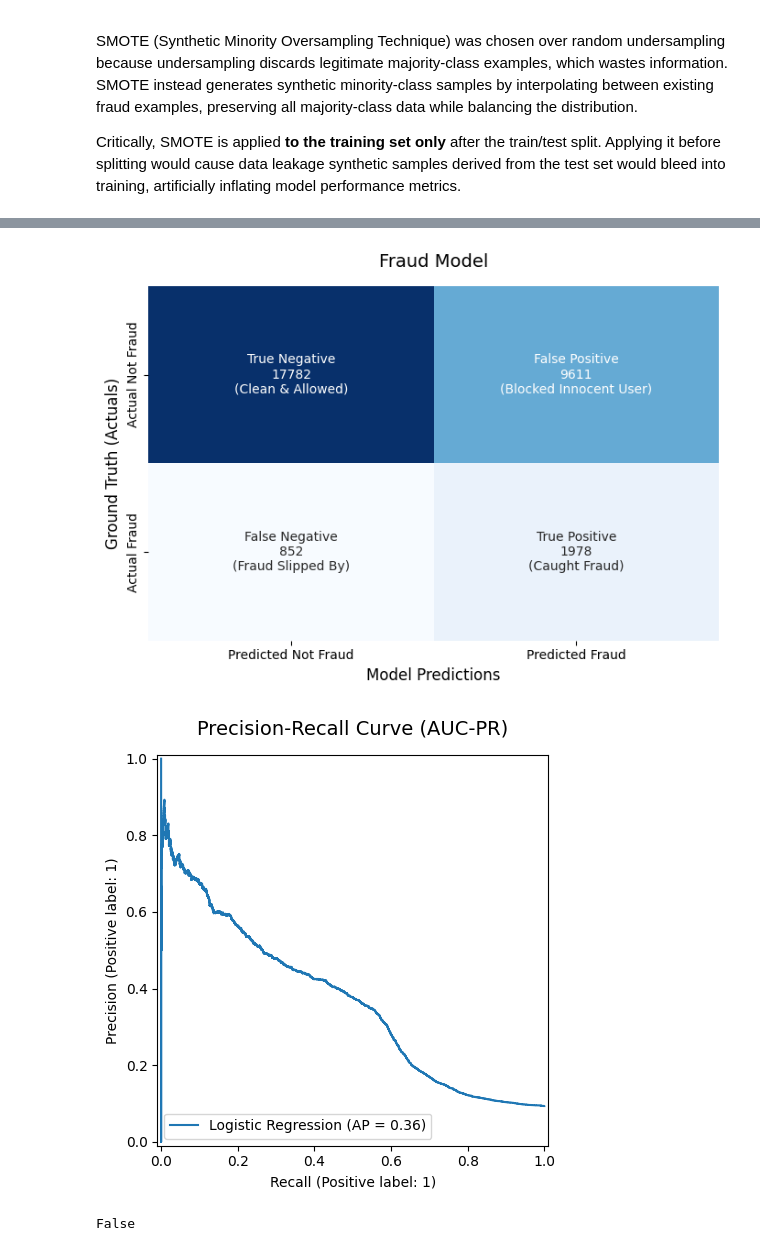
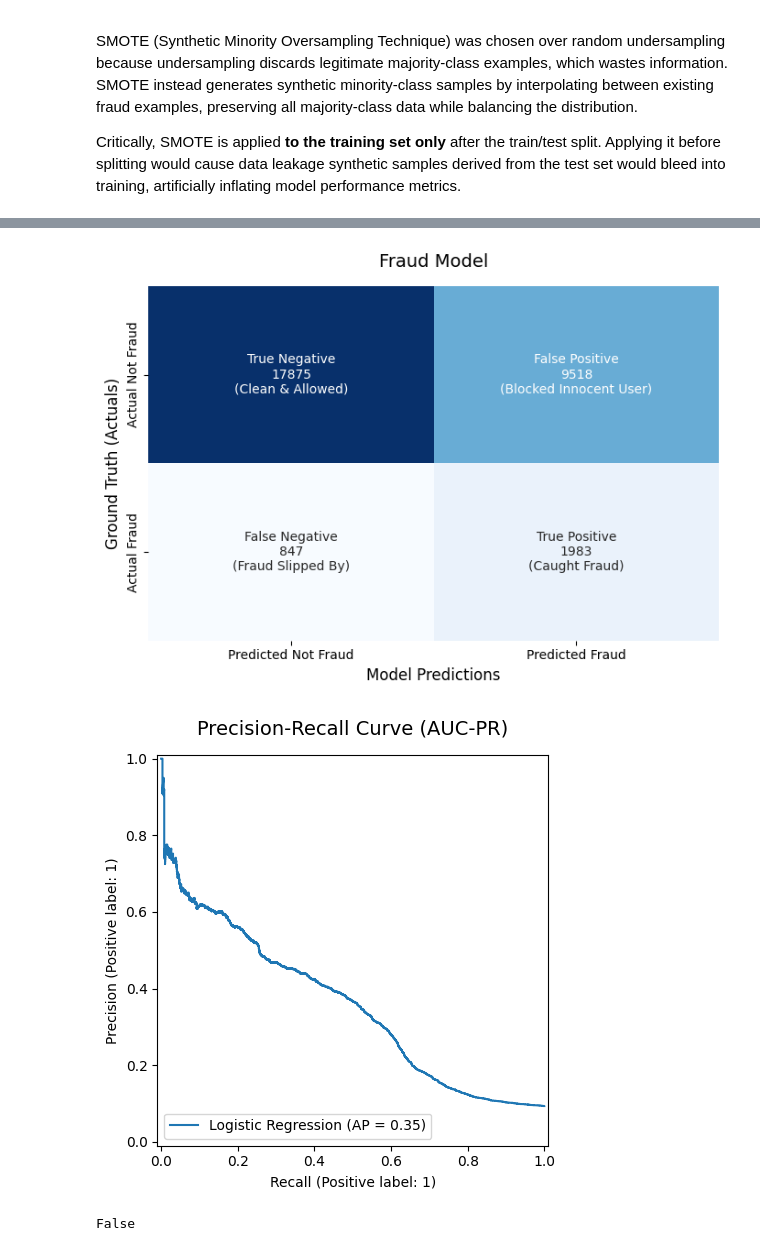
Before and after one commit to soliana-k/fraud-detection, a Jupyter notebook: notebooks/eda_fraud.ipynb, the cells around one changed output, grey strips where cells are left out. Cells and saved outputs as stored; diff of their text form; code cells hidden in the pictures.

```diff
--- a/notebooks/eda_fraud.ipynb
+++ b/notebooks/eda_fraud.ipynb
@@ -85,5 +85,5 @@ the test set would bleed into training, artificially inflating model performance
 from src.model_train import ModelTrain
 # %%
 mt=ModelTrain(X_train, y_train, X_test, y_test)
-mt.train_log_reg()
+mt.train_log_reg(n_iter=5000)
 # %% [output]
@@ -107,5 +107,5 @@ weighted avg       0.88      0.65      0.73     30223
 [figure]
-[figure, old version]
+[figure, new version]
 # %%
 'class' in X_train.columns
 # %% [output]
```
Also changed, not shown: parts of 3 cells of this notebook, 3 other files.
